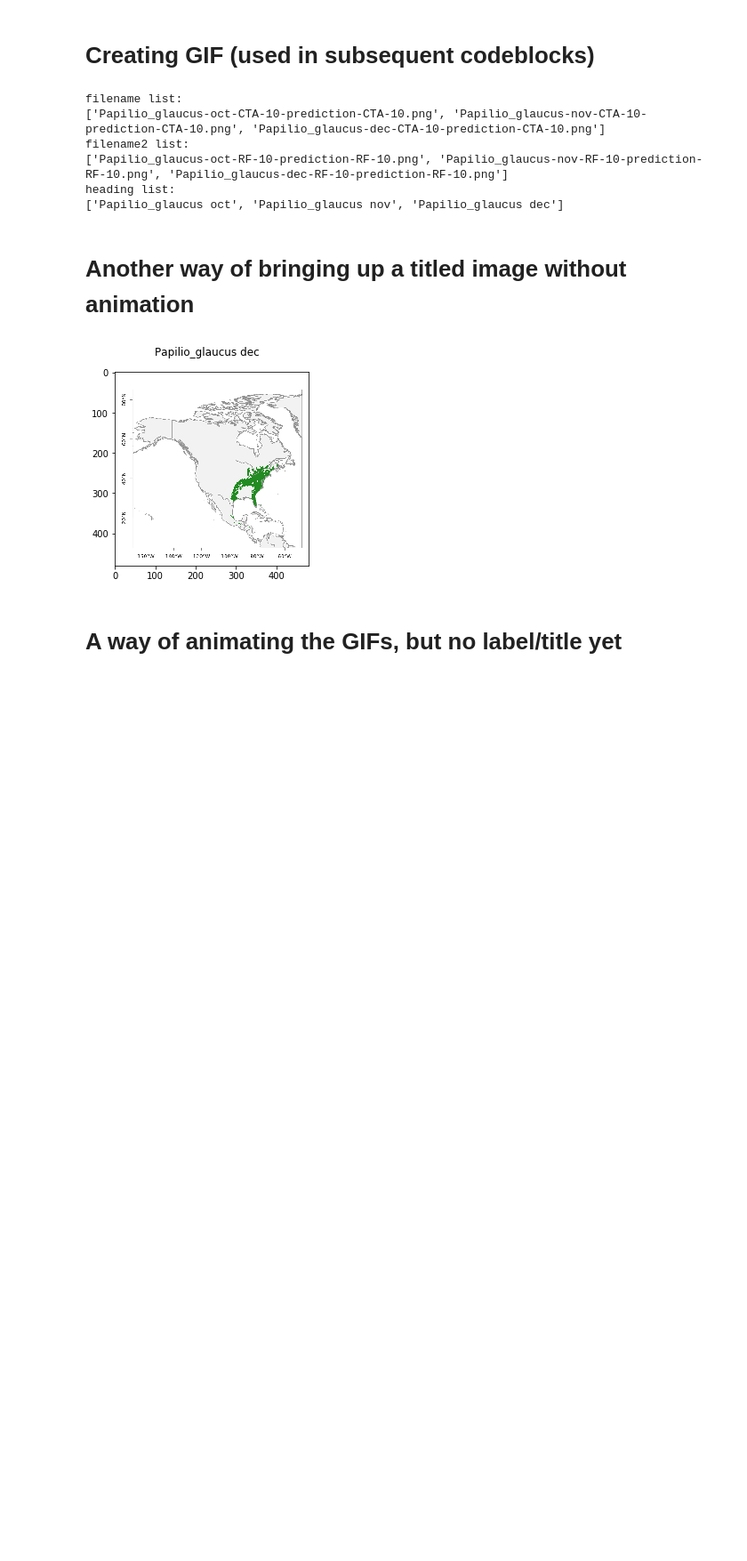
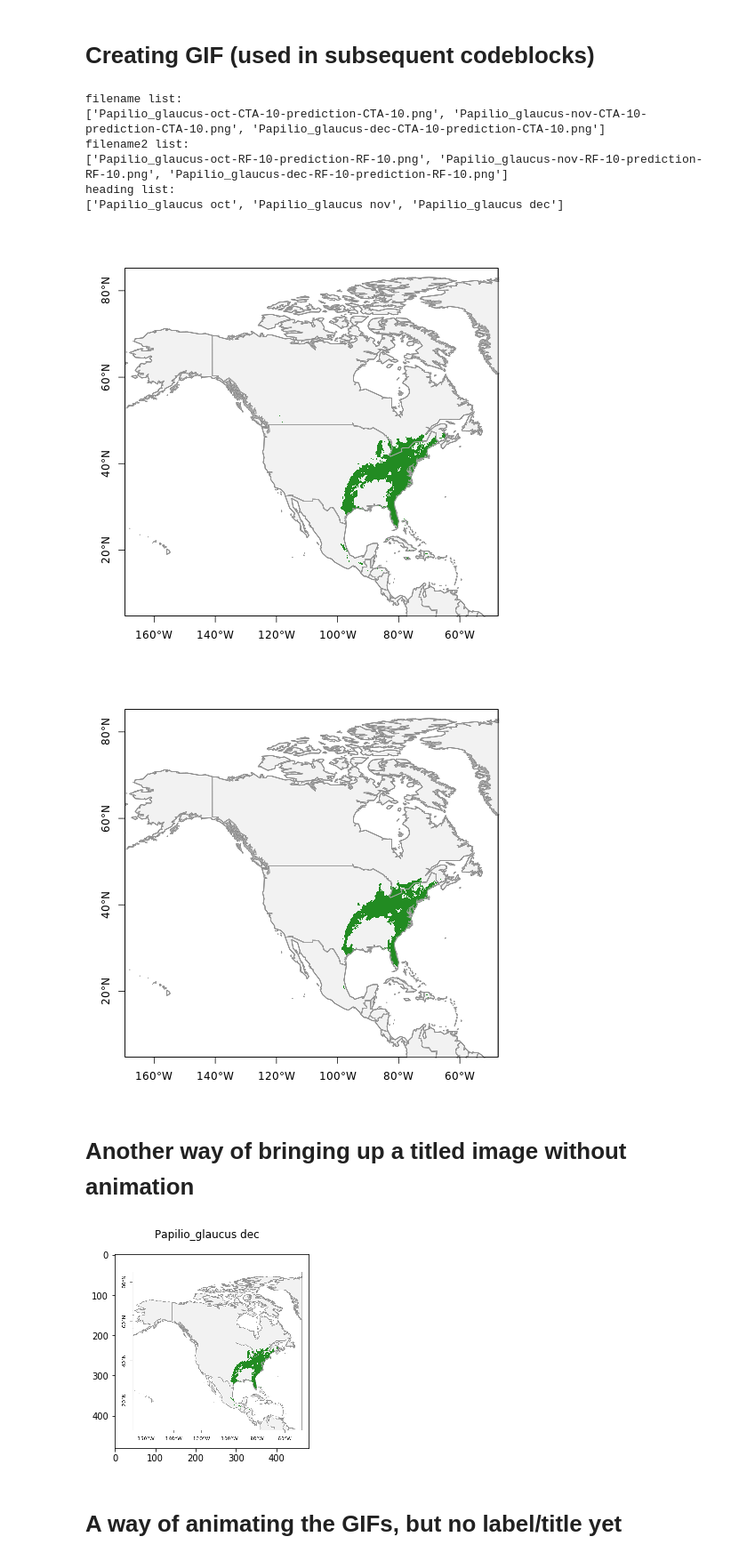
Before and after one commit to trillsauceda/playground, a Jupyter notebook: Command.ipynb, the cells around one changed output. Shown: that part at 89% size. Cells and saved outputs as stored; diff of their text form; code cells hidden in the pictures; blank space fills up the shorter version.

```diff
--- a/Command.ipynb
+++ b/Command.ipynb
@@ -206,33 +195,46 @@ print(heading)
 
 
 #Step back a directory
 os.chdir('..')
 
 #Build GIF of images based on saved filenames
 images = []
 images1 = []
 images2 = []
 for filename in filenames:
     images.append(imageio.imread(name.value + "/" + filename))
 for filename in filenames2:
     images1.append(imageio.imread(name.value + "/" + filename))
 #for filename in filenames3:
 #    images2.append(imageio.imread(name.value + "/" + filename))
 
 #Create gifs/ directory if non exists
 if not os.path.exists('gifs/'):
     os.makedirs('gifs/')
 
 #Save GIFs; Duration parameter determines how quickly images are looped through in GIF
 imageio.mimsave('gifs/' + name.value + '-' + algo.value + '.gif', images, duration=0.3)
 imageio.mimsave('gifs/' + name.value + '-' + algo1 + '.gif', images1, duration=0.3)
+
+algo1_gif = ('gifs/' + name.value + '-' + algo.value + '.gif')
+algo2_gif = ('gifs/' + name.value + '-' + algo1 + '.gif')
+#algo3_gif = ('gifs/' + name.value + '-' + algo2 + '.gif')
+
+from IPython.display import Image
+from IPython.display import display
+algo1_img = Image(filename=gif_path_1)
+algo2_img = Image(filename=gif_path_2)
+
+display(algo1_img, algo2_img)
 # %% [output]
 filename list:
 ['Papilio_glaucus-oct-CTA-10-prediction-CTA-10.png', 'Papilio_glaucus-nov-CTA-10-prediction-CTA-10.png', 'Papilio_glaucus-dec-CTA-10-prediction-CTA-10.png']
 filename2 list:
 ['Papilio_glaucus-oct-RF-10-prediction-RF-10.png', 'Papilio_glaucus-nov-RF-10-prediction-RF-10.png', 'Papilio_glaucus-dec-RF-10-prediction-RF-10.png']
 heading list:
 ['Papilio_glaucus oct', 'Papilio_glaucus nov', 'Papilio_glaucus dec']
+[figure, added]
+[figure, added]
 # %% [markdown]
 # Another way of bringing up a titled image without animation
 # %%
```
Also changed, not shown: parts of 9 cells of this notebook.
